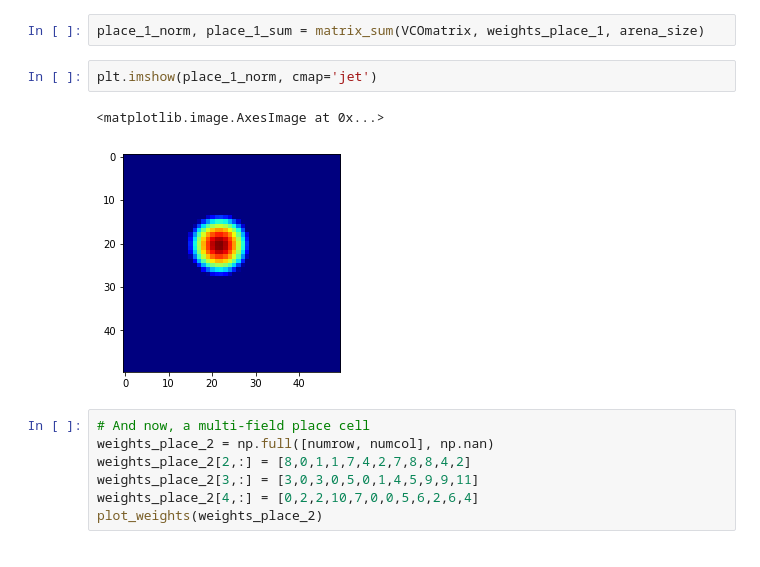
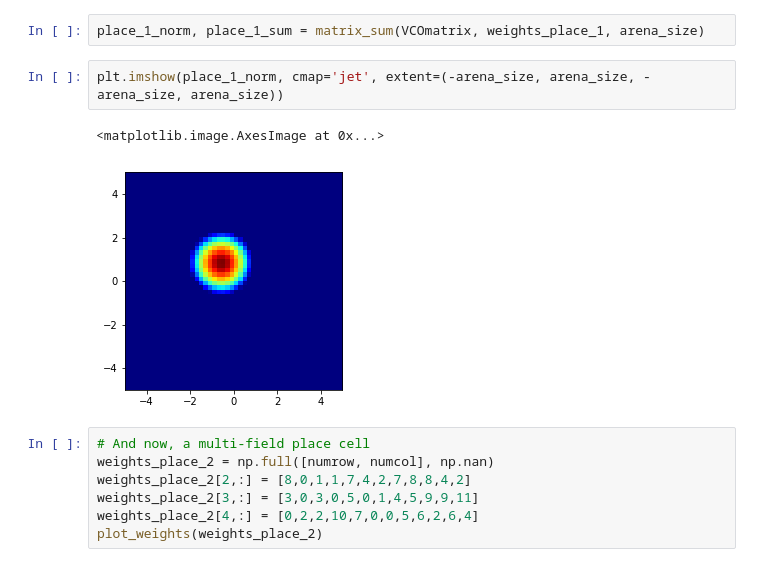
Before and after one commit to csmslab/hipposlam, a Jupyter notebook: biocas_nb.ipynb, the cells around one changed output. Saved outputs shown, nothing was run; the diff lists cells and outputs as text.

```diff
--- a/biocas_nb.ipynb
+++ b/biocas_nb.ipynb
@@ -301,10 +301,10 @@ plot_weights(weights_place_1)
 # %%
 place_1_norm, place_1_sum = matrix_sum(VCOmatrix, weights_place_1, arena_size)
 # %%
-plt.imshow(place_1_norm, cmap='jet')
+plt.imshow(place_1_norm, cmap='jet', extent=(-arena_size, arena_size, -arena_size, arena_size))
 # %% [output]
 <matplotlib.image.AxesImage at 0x...>
-[figure, old version]
+[figure, new version]
 # %%
 # And now, a multi-field place cell
 weights_place_2 = np.full([numrow, numcol], np.nan)
```
Also changed, not shown: parts of 6 cells of this notebook, 2 other files.
